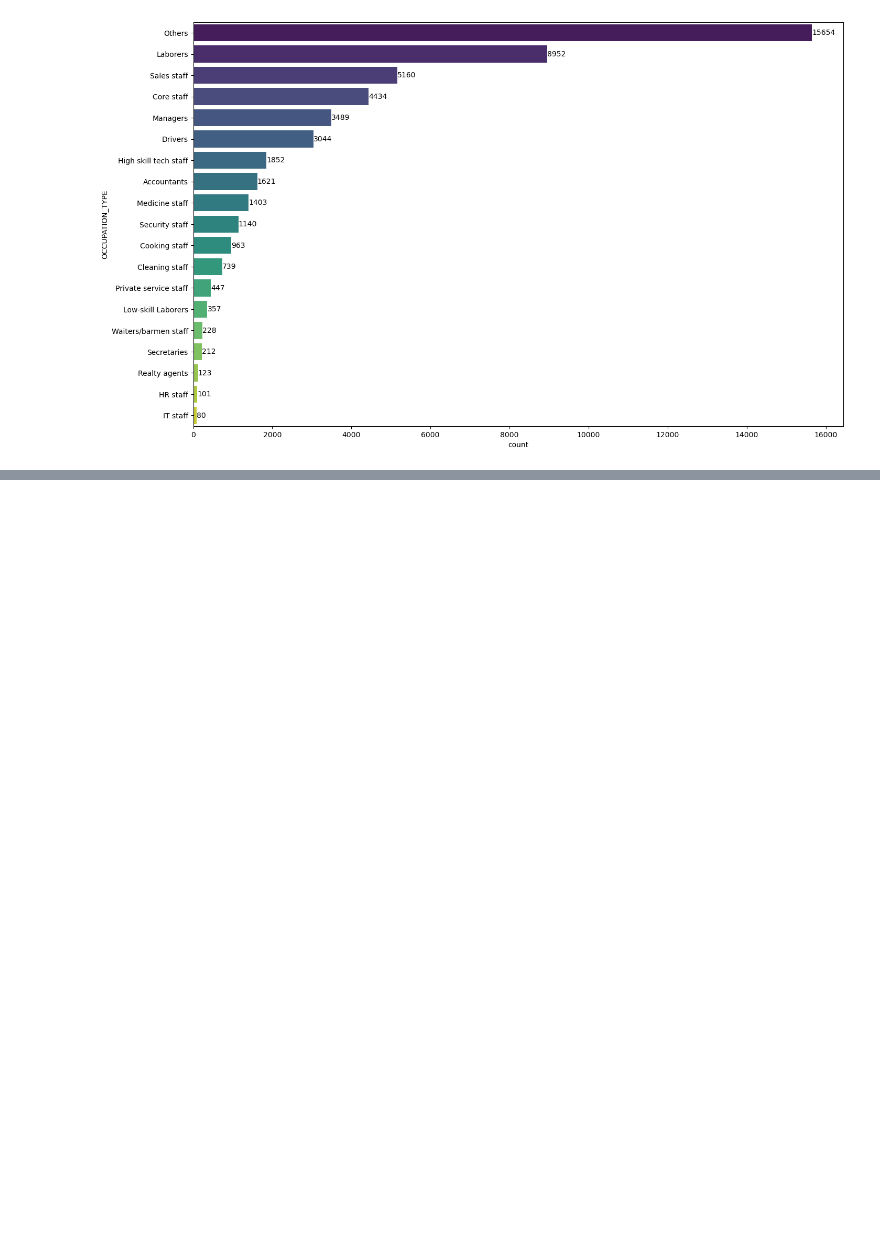
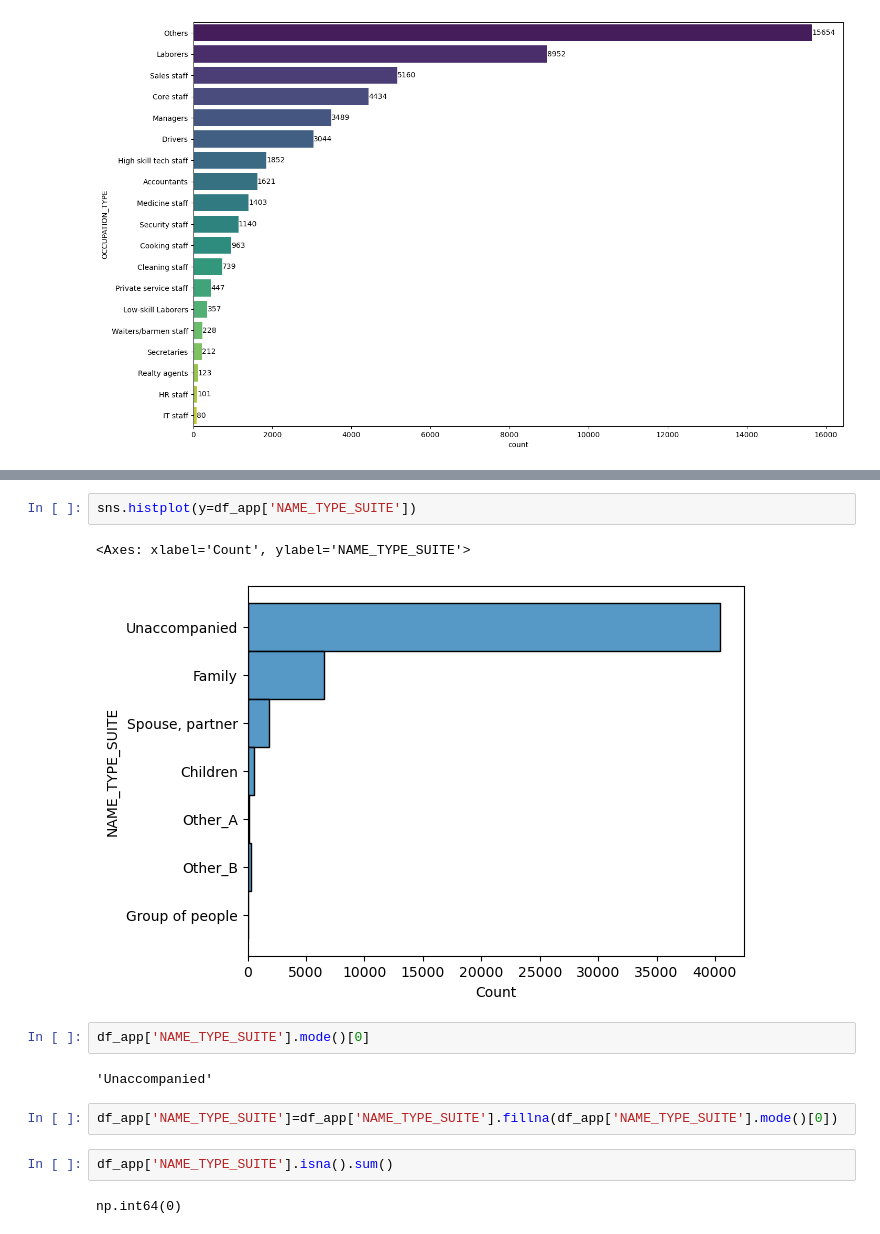
Before and after one commit to Rider-04/daily-python-data-lab, a Jupyter notebook: 03_pandas/bank_loan_case_study.ipynb, the cells around one changed output, grey strips where cells are left out. Drawn from its saved outputs; the diff is of its cells as text; blank space fills up the shorter version.

```diff
--- a/03_pandas/bank_loan_case_study.ipynb
+++ b/03_pandas/bank_loan_case_study.ipynb
@@ -868,0 +886,15 @@ plt.show()
+# %%
+sns.histplot(y=df_app['NAME_TYPE_SUITE'])
+# %% [output]
+<Axes: xlabel='Count', ylabel='NAME_TYPE_SUITE'>
+[figure, added]
+# %%
+df_app['NAME_TYPE_SUITE'].mode()[0]
+# %% [output]
+'Unaccompanied'
+# %%
+df_app['NAME_TYPE_SUITE']=df_app['NAME_TYPE_SUITE'].fillna(df_app['NAME_TYPE_SUITE'].mode()[0])
+# %%
+df_app['NAME_TYPE_SUITE'].isna().sum()
+# %% [output]
+np.int64(0)
```
Also changed, not shown: parts of 37 cells of this notebook, 1 other file.
